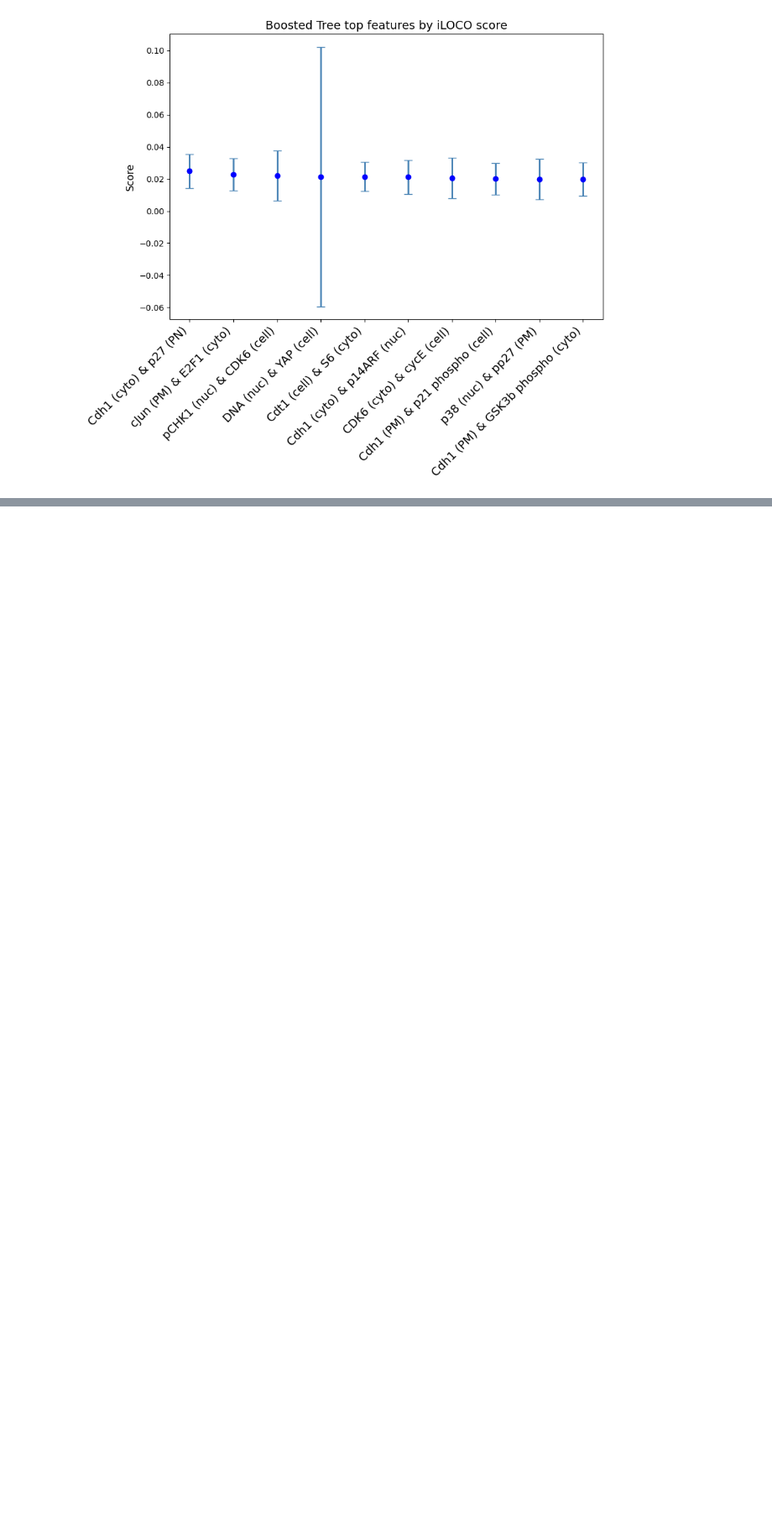
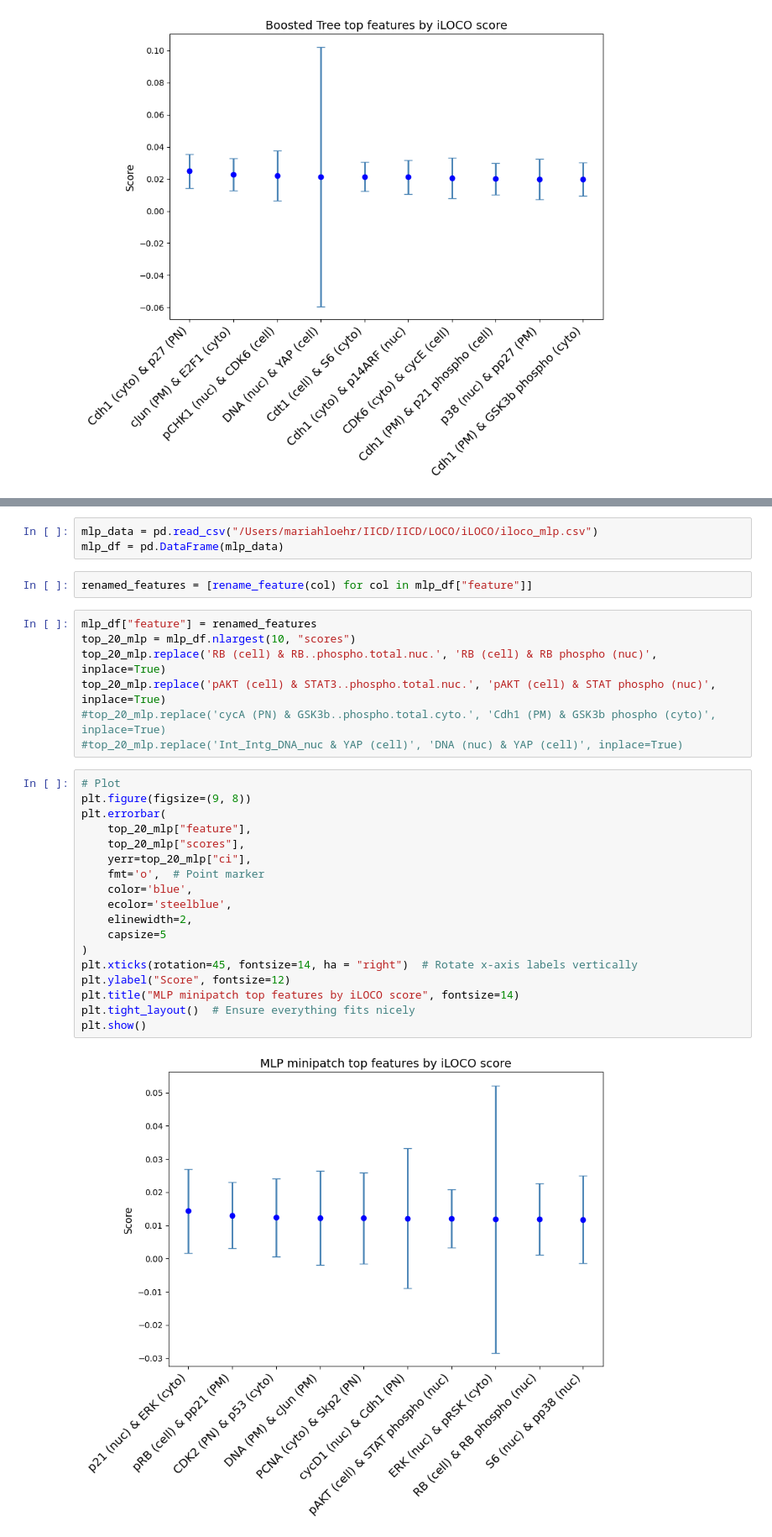
Before and after one commit to mariahgloehr/IICD, a Jupyter notebook: LOCO/iLOCO/iloco_plots.ipynb, the cells around one changed output, grey strips where cells are left out. Shown at 84% size. Drawn from its saved outputs; the diff is of its cells as text; blank space fills up the shorter version.

Commit message:
mlp iloco data + plot

```diff
--- a/LOCO/iLOCO/iloco_plots.ipynb
+++ b/LOCO/iLOCO/iloco_plots.ipynb
@@ -118,0 +123,32 @@ plt.show()
+# %%
+mlp_data = pd.read_csv("/Users/mariahloehr/IICD/IICD/LOCO/iLOCO/iloco_mlp.csv")
+mlp_df = pd.DataFrame(mlp_data)
+# %%
+renamed_features = [rename_feature(col) for col in mlp_df["feature"]]
+# %%
+mlp_df["feature"] = renamed_features
+top_20_mlp = mlp_df.nlargest(10, "scores")
+top_20_mlp.replace('RB (cell) & RB..phospho.total.nuc.', 'RB (cell) & RB phospho (nuc)', inplace=True)
+top_20_mlp.replace('pAKT (cell) & STAT3..phospho.total.nuc.', 'pAKT (cell) & STAT phospho (nuc)', inplace=True)
+#top_20_mlp.replace('cycA (PN) & GSK3b..phospho.total.cyto.', 'Cdh1 (PM) & GSK3b phospho (cyto)', inplace=True)
+#top_20_mlp.replace('Int_Intg_DNA_nuc & YAP (cell)', 'DNA (nuc) & YAP (cell)', inplace=True)
+# %%
+# Plot
+plt.figure(figsize=(9, 8))
+plt.errorbar(
+    top_20_mlp["feature"],
+    top_20_mlp["scores"],
+    yerr=top_20_mlp["ci"],
+    fmt='o',  # Point marker
+    color='blue',
+    ecolor='steelblue',
+    elinewidth=2,
+    capsize=5
+)
+plt.xticks(rotation=45, fontsize=14, ha = "right")  # Rotate x-axis labels vertically
+plt.ylabel("Score", fontsize=12)
+plt.title("MLP minipatch top features by iLOCO score", fontsize=14)
+plt.tight_layout()  # Ensure everything fits nicely
+plt.show()
+# %% [output]
+[figure, added]
```
Also changed, not shown: parts of 2 cells of this notebook, 3 other files.
